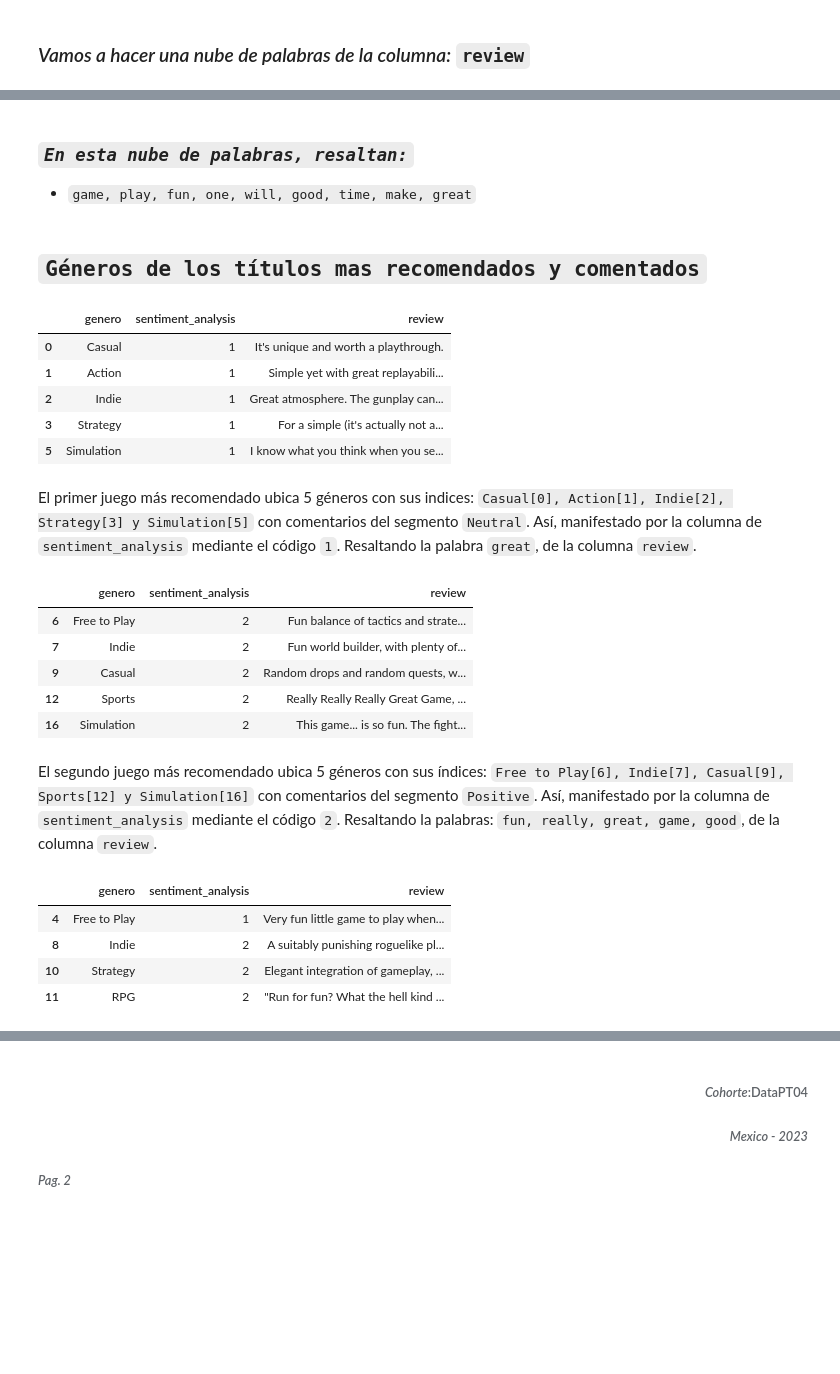
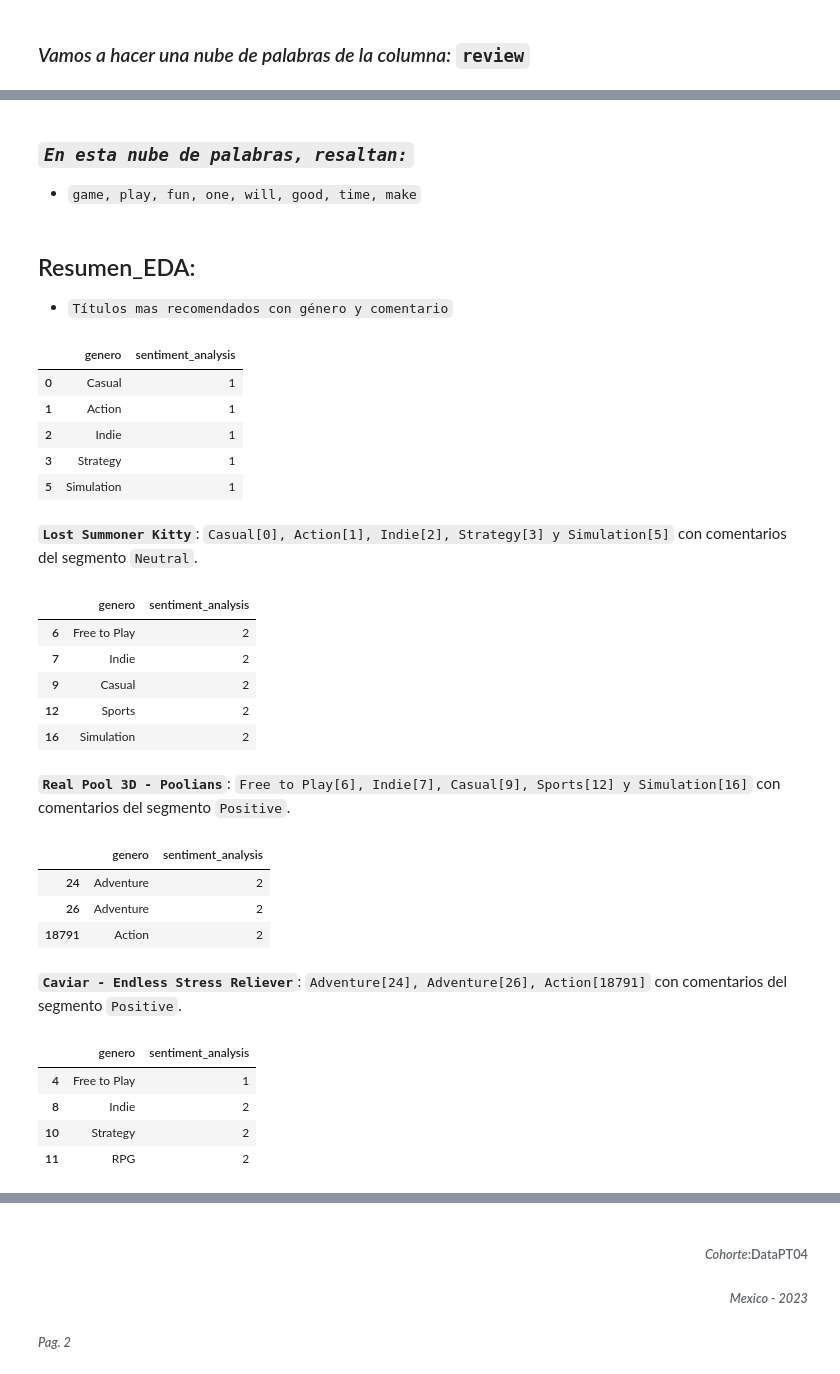
Before and after one commit to JBE777/PI_ML_OPS, a Jupyter notebook: EDA_Exploración_y_Análisis_de_datos.ipynb, the cells around one changed output, grey strips where cells are left out. Cells and saved outputs as stored; diff of their text form; code cells hidden in the pictures; blank space fills up the shorter version.

```diff
--- a/EDA_Exploración_y_Análisis_de_datos.ipynb
+++ b/EDA_Exploración_y_Análisis_de_datos.ipynb
@@ -484,42 +551,53 @@ plt.axis('off');
-# %% [markdown]
-### *`En esta nube de palabras, resaltan:`*
-* `game, play, fun, one, will, good, time, make, great`
-# %% [markdown]
-## `Géneros de los títulos mas recomendados y comentados`
+# %% [markdown]
+### *`En esta nube de palabras, resaltan:`*
+* `game, play, fun, one, will, good, time, make`
+# %% [markdown]
+## Resumen_EDA:
+* `Títulos mas recomendados con género y comentario`
 # %%
 # Identificado el juego más recomendado con su respectivo 'id', veamos cuales son los géneros más comentados.
-lista_gen_titulo_1ra_rec= df[(df.recommend==True)&(df.title=='Lost Summoner Kitty')&(df.id==761140.0)][['genero','sentiment_analysis','review']]
+lista_gen_titulo_1ra_rec= df[(df.recommend==True)&(df.title=='Lost Summoner Kitty')&(df.id==761140.0)][['genero','sentiment_analysis']]
 lista_gen_titulo_1ra_rec
 # %% [output]
-|  | genero | sentiment_analysis | review |
-| 0 | Casual | 1 | It's unique and worth a playthrough. |
-| 1 | Action | 1 | Simple yet with great replayabili... |
-| 2 | Indie | 1 | Great atmosphere. The gunplay can... |
-| 3 | Strategy | 1 | For a simple (it's actually not a... |
-| 5 | Simulation | 1 | I know what you think when you se... |
+|  | genero | sentiment_analysis |
+| 0 | Casual | 1 |
+| 1 | Action | 1 |
+| 2 | Indie | 1 |
+| 3 | Strategy | 1 |
+| 5 | Simulation | 1 |
-# %% [markdown]
-El primer juego más recomendado ubica 5 géneros con sus indices: `Casual[0], Action[1], Indie[2], Strategy[3] y Simulation[5]` con comentarios del segmento `Neutral`. Así, manifestado por la columna de `sentiment_analysis` mediante el código `1`. Resaltando la palabra `great`, de la columna `review`.
+# %% [markdown]
+**`Lost Summoner Kitty`**: `Casual[0], Action[1], Indie[2], Strategy[3] y Simulation[5]` con comentarios del segmento `Neutral`.
 # %%
 # Identificado el segundo juego más recomendado con su respectivo 'id', veamos cuales son los géneros más comentados.
-lista_gen_titulo_2da_rec = df[(df.recommend==True)&(df.title=='Real Pool 3D - Poolians')&(df.id==670290.0)][['genero','sentiment_analysis','review']]
+lista_gen_titulo_2da_rec = df[(df.recommend==True)&(df.title=='Real Pool 3D - Poolians')&(df.id==670290.0)][['genero','sentiment_analysis']]
 lista_gen_titulo_2da_rec
 # %% [output]
-|  | genero | sentiment_analysis | review |
-| 6 | Free to Play | 2 | Fun balance of tactics and strate... |
-| 7 | Indie | 2 | Fun world builder, with plenty of... |
-| 9 | Casual | 2 | Random drops and random quests, w... |
-| 12 | Sports | 2 | Really Really Really Great Game, ... |
-| 16 | Simulation | 2 | This game... is so fun. The fight... |
+|  | genero | sentiment_analysis |
+| 6 | Free to Play | 2 |
+| 7 | Indie | 2 |
+| 9 | Casual | 2 |
+| 12 | Sports | 2 |
+| 16 | Simulation | 2 |
-# %% [markdown]
-El segundo juego más recomendado ubica 5 géneros con sus índices: `Free to Play[6], Indie[7], Casual[9], Sports[12] y Simulation[16]` con comentarios del segmento `Positive`. Así, manifestado por la columna de `sentiment_analysis` mediante el código `2`.
-Resaltando la palabras: `fun, really, great, game, good`, de la columna `review`.
+# %% [markdown]
+**`Real Pool 3D - Poolians`**: `Free to Play[6], Indie[7], Casual[9], Sports[12] y Simulation[16]` con comentarios del segmento `Positive`.
+# %%
+# Identificado el tercer juego más recomendado con su respectivo 'id', veamos cuales son los géneros más comentados.
+lista_gen_titulo_3era_rec = df[(df.recommend==True)&(df.title=='Caviar - Endless Stress Reliever')&(df.id==764740.0)][['genero','sentiment_analysis']]
+lista_gen_titulo_3era_rec
+# %% [output]
+|  | genero | sentiment_analysis |
+| 24 | Adventure | 2 |
+| 26 | Adventure | 2 |
+| 18791 | Action | 2 |
+# %% [markdown]
+**`Caviar - Endless Stress Reliever`**: `Adventure[24], Adventure[26], Action[18791]` con comentarios del segmento `Positive`.
 # %%
-# Identificado el tercer juego más recomendado con su respectivo 'id', veamos cuales son los géneros más comentados.
-lista_gen_titulo_3era_rec = df[(df.recommend==True)&(df.title=='Ironbound')&(df.id==643980.0)][['genero','sentiment_analysis','review']]
-lista_gen_titulo_3era_rec
+# Identificado el cuarto juego más recomendado con su respectivo 'id', veamos cuales son los géneros más comentados.
+lista_gen_titulo_4ta_rec = df[(df.recommend==True)&(df.title=='Ironbound')&(df.id==643980.0)][['genero','sentiment_analysis']]
+lista_gen_titulo_4ta_rec
 # %% [output]
-|  | genero | sentiment_analysis | review |
-| 4 | Free to Play | 1 | Very fun little game to play when... |
-| 8 | Indie | 2 | A suitably punishing roguelike pl... |
-| 10 | Strategy | 2 | Elegant integration of gameplay, ... |
-| 11 | RPG | 2 | "Run for fun? What the hell kind ... |
+|  | genero | sentiment_analysis |
+| 4 | Free to Play | 1 |
+| 8 | Indie | 2 |
+| 10 | Strategy | 2 |
+| 11 | RPG | 2 |
```
Also changed, not shown: parts of 52 cells of this notebook, 1 other file.
